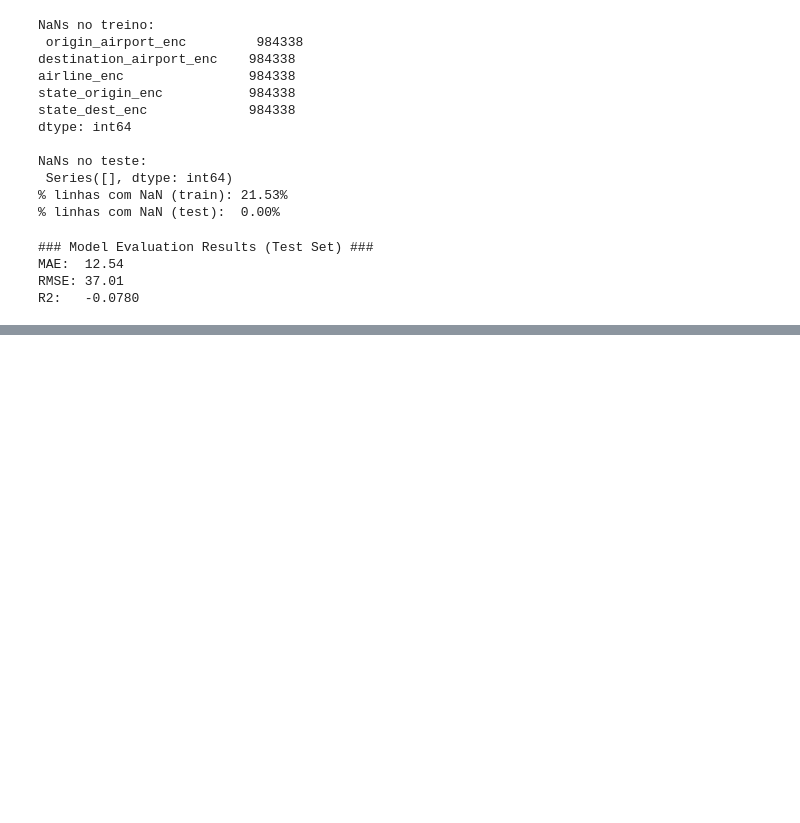
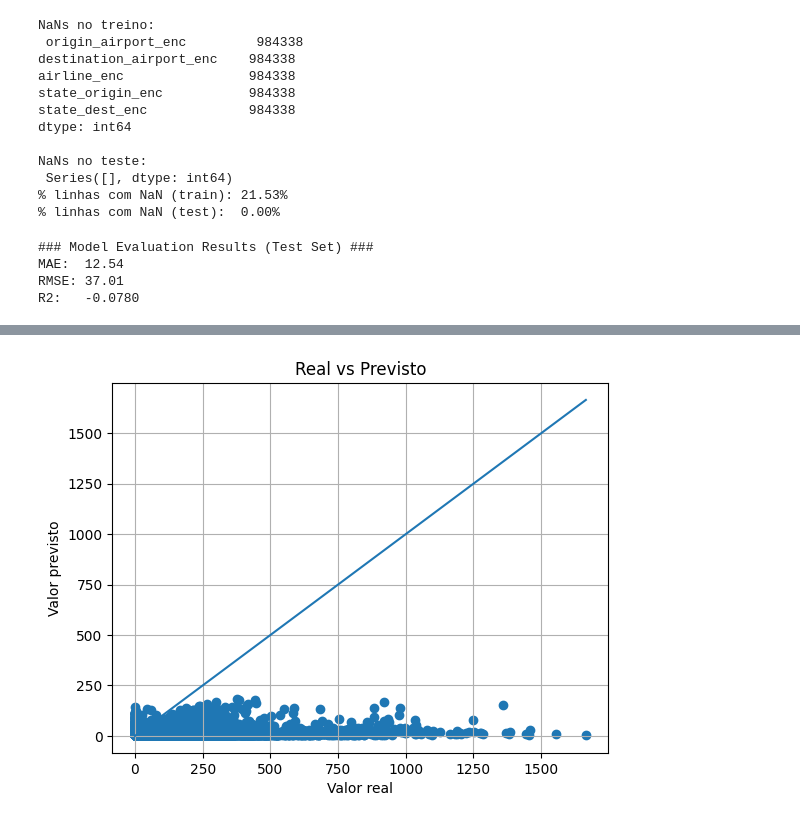
Before and after one commit to GuilhermeDellatin/fiap-machine-learning-tech-challenge-3, a Jupyter notebook: flight-regression.ipynb, the cells around one changed output, grey strips where cells are left out. Cells and saved outputs as stored; diff of their text form; code cells hidden in the pictures; blank space fills up the shorter version.

```diff
--- a/flight-regression.ipynb
+++ b/flight-regression.ipynb
@@ -291,0 +320,20 @@ mae_by_band
+# %%
+def plot_y_true_vs_y_pred(y_true, y_pred, title="Real vs Previsto"):
+    y_true = np.array(y_true)
+    y_pred = np.array(y_pred)
+
+    min_val = min(y_true.min(), y_pred.min())
+    max_val = max(y_true.max(), y_pred.max())
+
+    plt.figure()
+    plt.scatter(y_true, y_pred)
+    plt.plot([min_val, max_val], [min_val, max_val])
+    plt.xlabel("Valor real")
+    plt.ylabel("Valor previsto")
+    plt.title(title)
+    plt.grid(True)
+    plt.show()
+# %%
+plot_y_true_vs_y_pred(y_test, y_pred)
+# %% [output]
+[figure, added]
```
Also changed, not shown: parts of 12 cells of this notebook.
